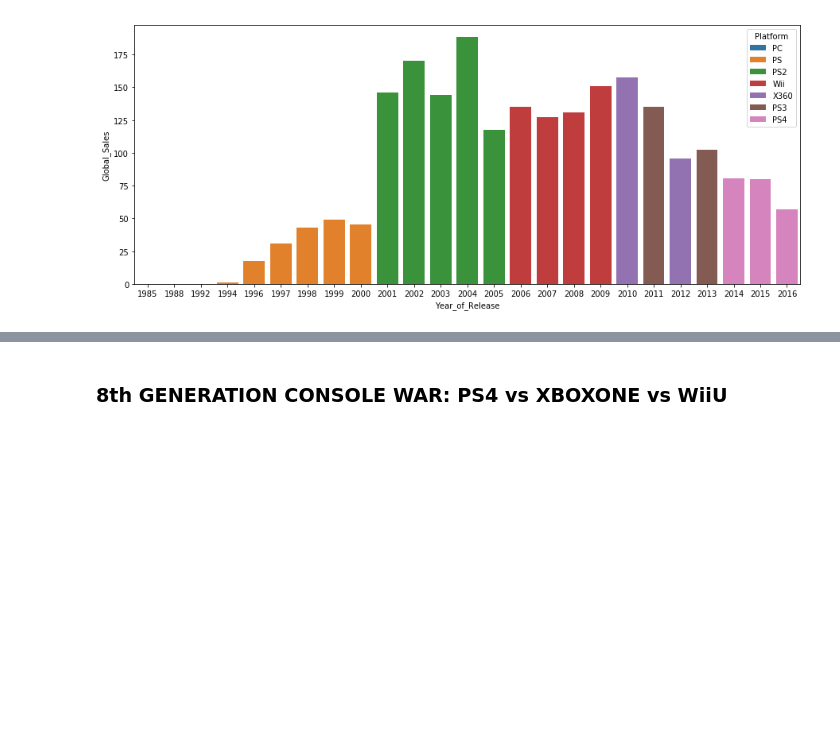
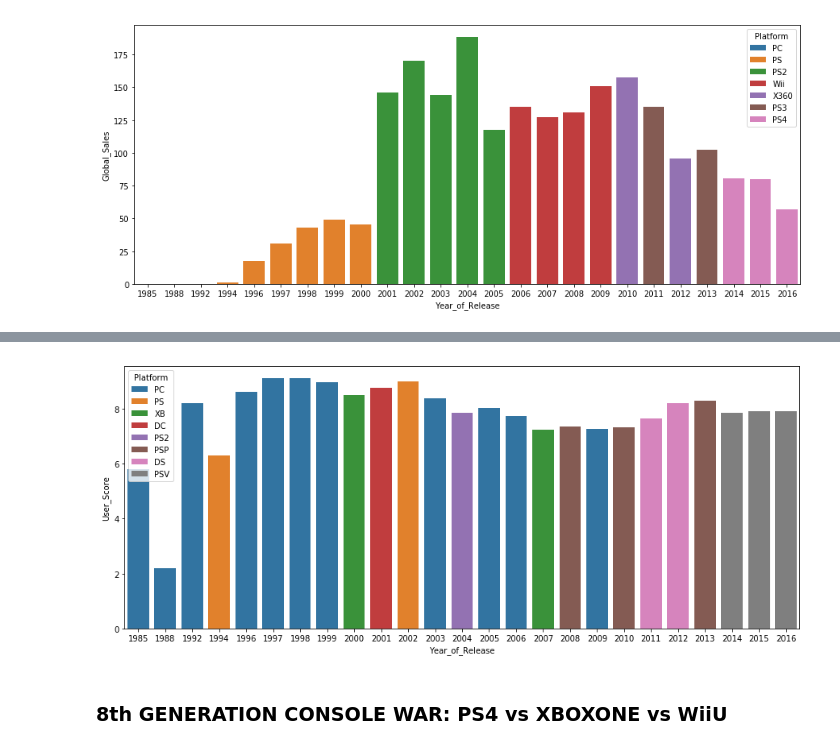
Before and after one commit to sherry9788/STATS131_Final, a Jupyter notebook: xuening.2.ipynb, the cells around one changed output, grey strips where cells are left out. Drawn from its saved outputs; the diff is of its cells as text; code cells hidden in the pictures; blank space fills up the shorter version.

Commit message:
more on platform

```diff
--- a/xuening.2.ipynb
+++ b/xuening.2.ipynb
@@ -521,0 +527,4 @@ plt.show()
+# %%
+plat_score = pd.pivot_table(df2, index='Year_of_Release', columns='Platform', values='User_Score', aggfunc=np.mean)
+plat_score_max = pd.DataFrame({'Platform':plat_score.idxmax(axis=1), 'User_Score':plat_score.max(axis=1)})
+plat_score_max
@@ -522,3 +550,10 @@ plt.show()
+# %%
+plat_score_max['Year_of_Release'] = plat_score_max.index
+plt.figure(figsize=(15, 6))
+sns.barplot(data=plat_score_max, x='Year_of_Release', y='User_Score', hue='Platform', dodge=False)
+plt.show()
+# %% [output]
+[figure, added]
 # %% [markdown]
 ### 8th GENERATION CONSOLE WAR: PS4 vs XBOXONE vs WiiU
 # %%
```
Also changed, not shown: parts of 45 cells of this notebook.
